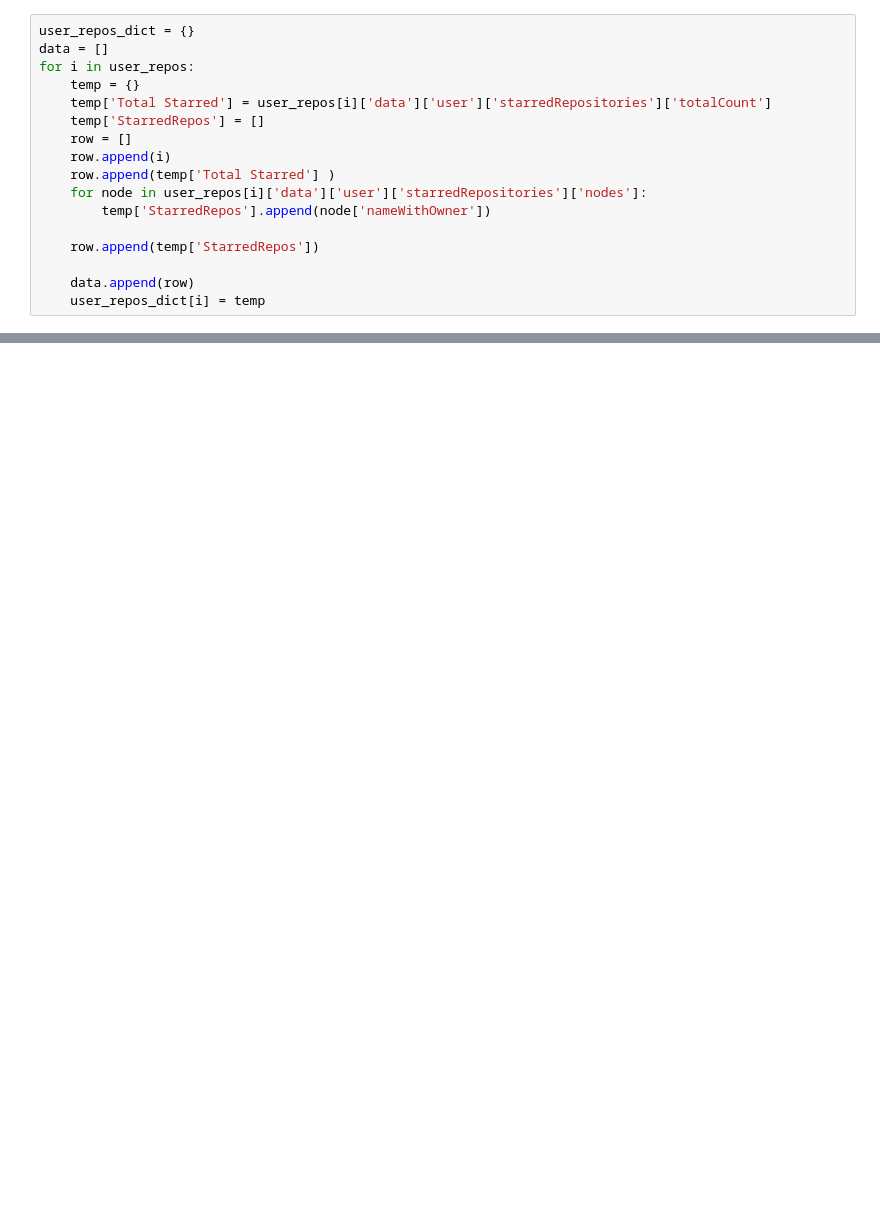
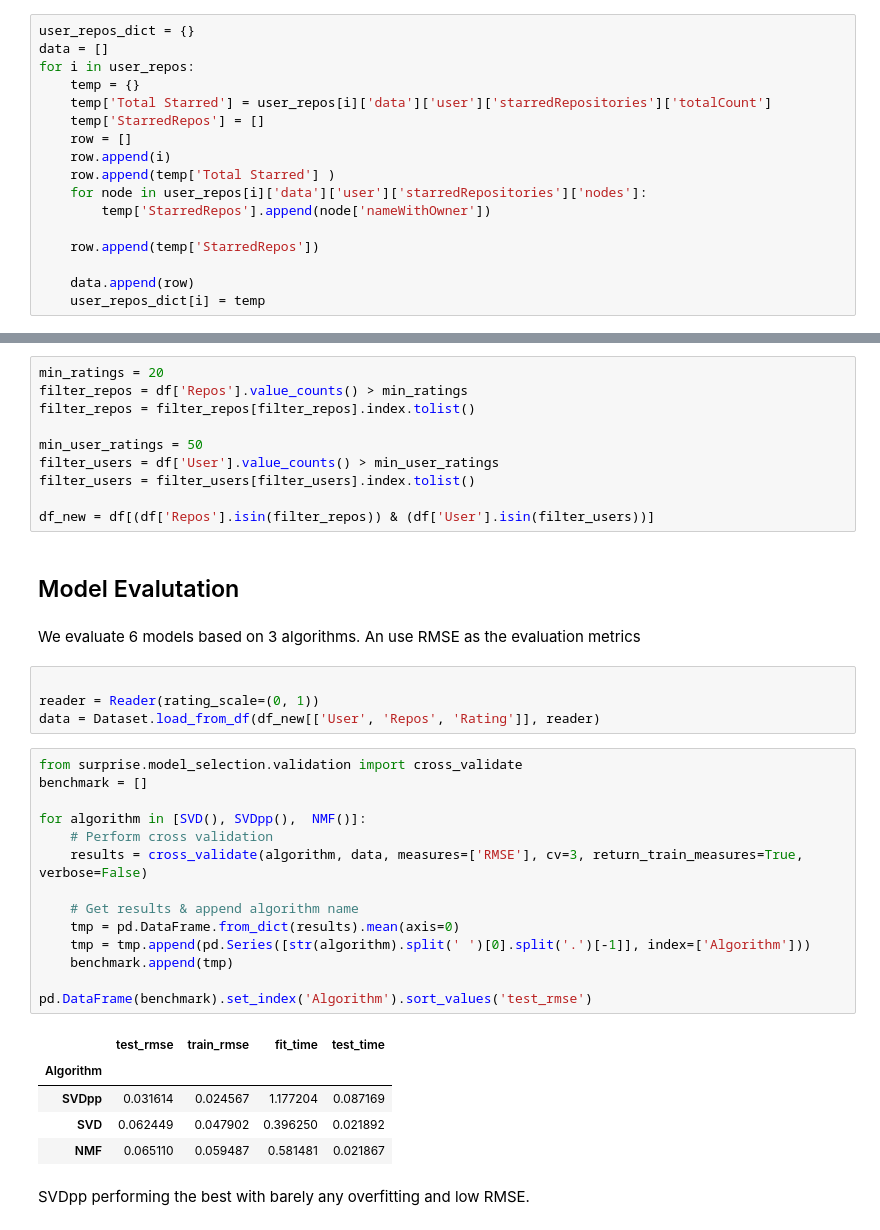
Before and after one commit to s3965610/COSC2671-A2, a Jupyter notebook: Github-recommender-system.ipynb, the cells around one changed output, grey strips where cells are left out. Cells and saved outputs as stored; diff of their text form; blank space fills up the shorter version.

```diff
--- a/Github-recommender-system.ipynb
+++ b/Github-recommender-system.ipynb
@@ -113,0 +75,40 @@ test
+# %%
+min_ratings = 20
+filter_repos = df['Repos'].value_counts() > min_ratings
+filter_repos = filter_repos[filter_repos].index.tolist()
+
+min_user_ratings = 50
+filter_users = df['User'].value_counts() > min_user_ratings
+filter_users = filter_users[filter_users].index.tolist()
+
+df_new = df[(df['Repos'].isin(filter_repos)) & (df['User'].isin(filter_users))]
+# %% [markdown]
+## Model Evalutation
+# %% [markdown]
+We evaluate 6 models based on 3 algorithms. An use RMSE as the evaluation metrics
+# %%
+
+reader = Reader(rating_scale=(0, 1))
+data = Dataset.load_from_df(df_new[['User', 'Repos', 'Rating']], reader)
+# %%
+from surprise.model_selection.validation import cross_validate
+benchmark = []
+
+for algorithm in [SVD(), SVDpp(),  NMF()]:
+    # Perform cross validation
+    results = cross_validate(algorithm, data, measures=['RMSE'], cv=3, return_train_measures=True, verbose=False)
+
+    # Get results & append algorithm name
+    tmp = pd.DataFrame.from_dict(results).mean(axis=0)
+    tmp = tmp.append(pd.Series([str(algorithm).split(' ')[0].split('.')[-1]], index=['Algorithm']))
+    benchmark.append(tmp)
+
+pd.DataFrame(benchmark).set_index('Algorithm').sort_values('test_rmse')
+# %% [output]
+|  | test_rmse | train_rmse | fit_time | test_time |
+| Algorithm |  |  |  |  |
+| SVDpp | 0.031614 | 0.024567 | 1.177204 | 0.087169 |
+| SVD | 0.062449 | 0.047902 | 0.396250 | 0.021892 |
+| NMF | 0.065110 | 0.059487 | 0.581481 | 0.021867 |
+# %% [markdown]
+SVDpp performing the best with barely any overfitting and low RMSE.
```
Also changed, not shown: parts of 25 cells of this notebook.
